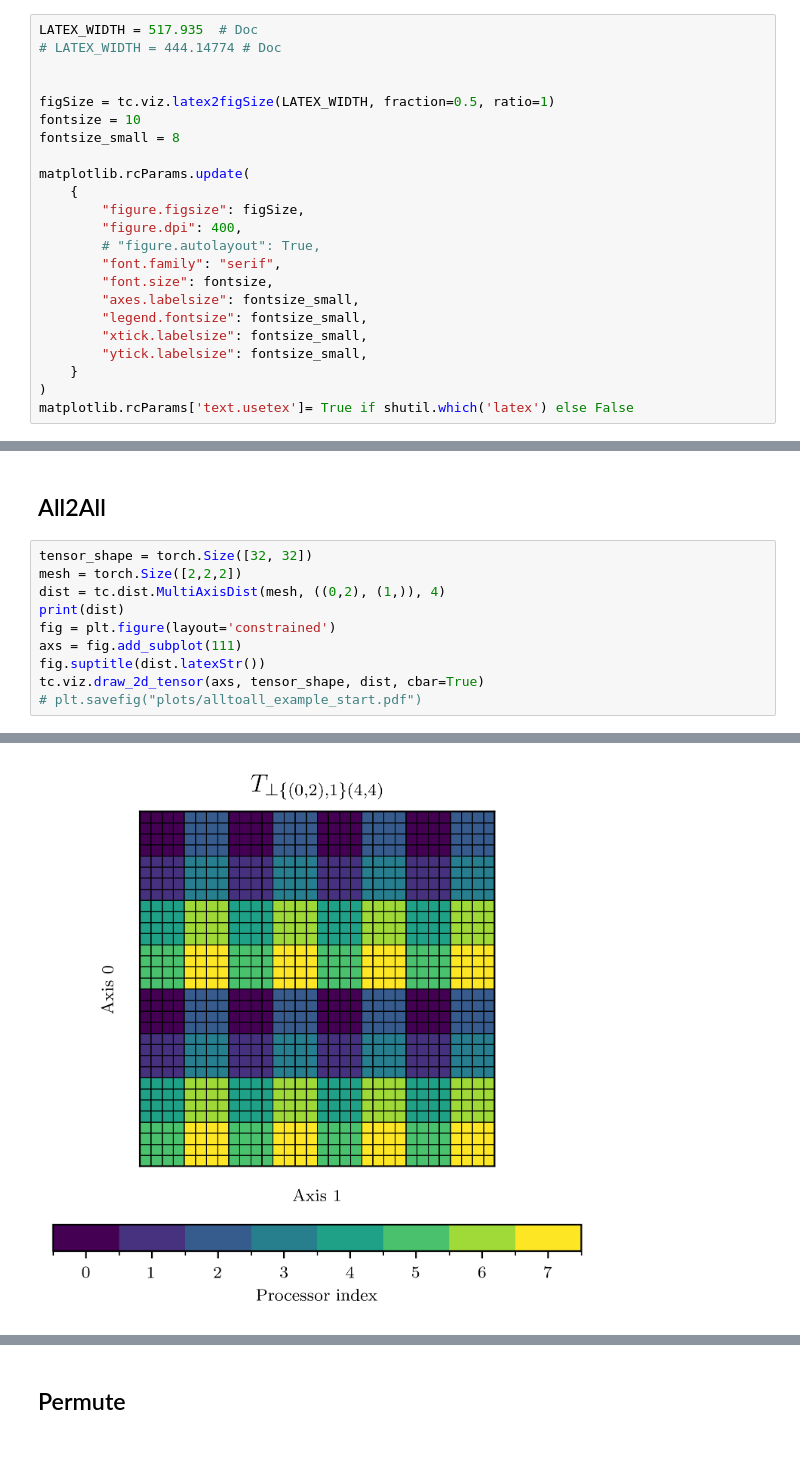
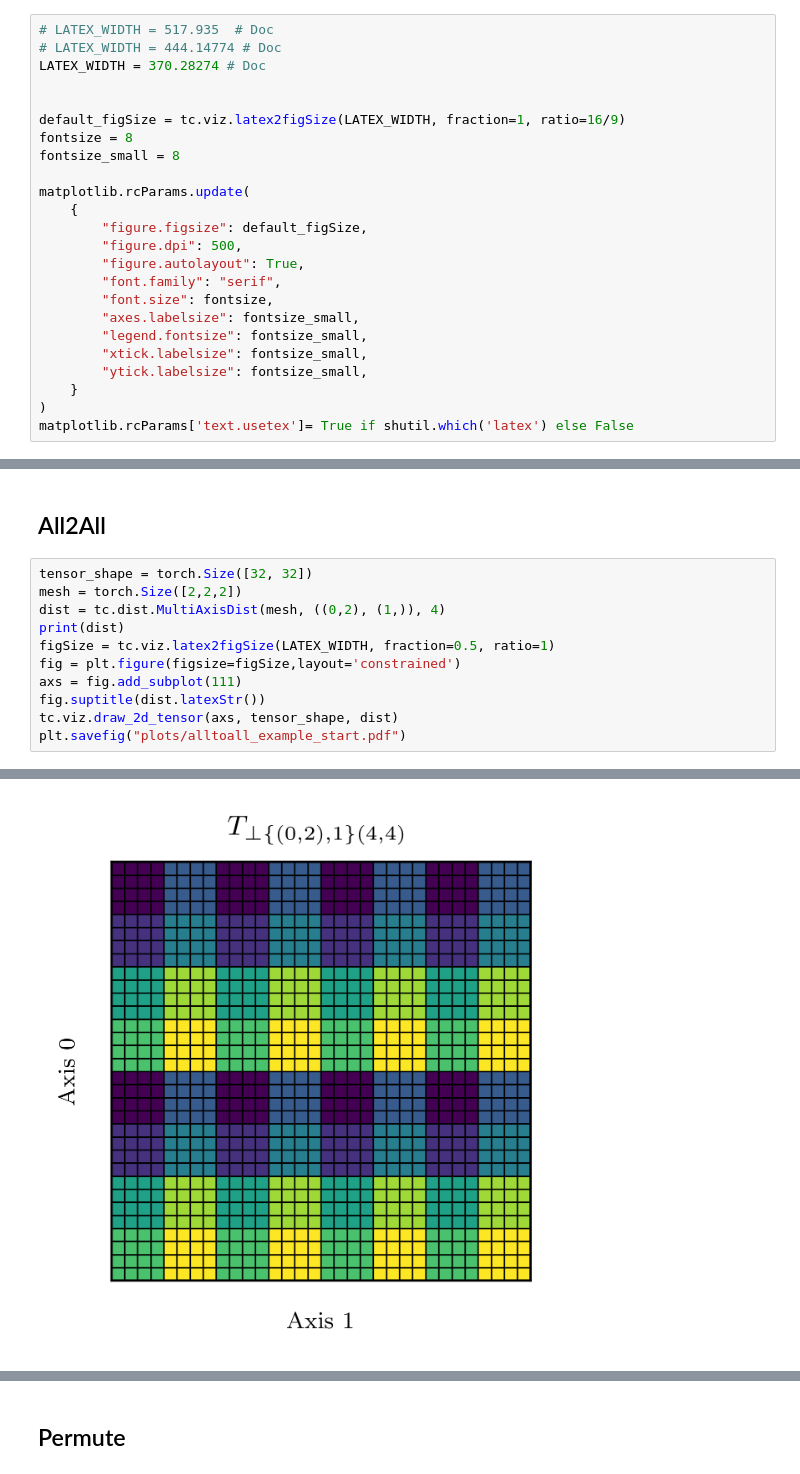
Before and after one commit to Helmholtz-AI-Energy/tensorcraft, a Jupyter notebook: notebooks/redistributions.ipynb, the cells around one changed output, grey strips where cells are left out. Saved outputs shown, nothing was run; the diff lists cells and outputs as text.

```diff
--- a/notebooks/redistributions.ipynb
+++ b/notebooks/redistributions.ipynb
@@ -20,17 +20,18 @@ log.setLevel("INFO")
 # %%
-LATEX_WIDTH = 517.935  # Doc
+# LATEX_WIDTH = 517.935  # Doc
 # LATEX_WIDTH = 444.14774 # Doc
+LATEX_WIDTH = 370.28274 # Doc
 
 
-figSize = tc.viz.latex2figSize(LATEX_WIDTH, fraction=0.5, ratio=1)
-fontsize = 10
+default_figSize = tc.viz.latex2figSize(LATEX_WIDTH, fraction=1, ratio=16/9)
+fontsize = 8
 fontsize_small = 8
 
 matplotlib.rcParams.update(
     {
-        "figure.figsize": figSize,
-        "figure.dpi": 400,
-        # "figure.autolayout": True,
+        "figure.figsize": default_figSize,
+        "figure.dpi": 500,
+        "figure.autolayout": True,
         "font.family": "serif",
         "font.size": fontsize,
         "axes.labelsize": fontsize_small,
@@ -142,14 +190,15 @@ fig.suptitle(new_dist.latexStr())
 # %%
 tensor_shape = torch.Size([32, 32])
 mesh = torch.Size([2,2,2])
 dist = tc.dist.MultiAxisDist(mesh, ((0,2), (1,)), 4)
 print(dist)
-fig = plt.figure(layout='constrained')
+figSize = tc.viz.latex2figSize(LATEX_WIDTH, fraction=0.5, ratio=1)
+fig = plt.figure(figsize=figSize,layout='constrained')
 axs = fig.add_subplot(111)
 fig.suptitle(dist.latexStr())
-tc.viz.draw_2d_tensor(axs, tensor_shape, dist, cbar=True)
-# plt.savefig("plots/alltoall_example_start.pdf")
+tc.viz.draw_2d_tensor(axs, tensor_shape, dist)
+plt.savefig("plots/alltoall_example_start.pdf")
 # %% [output]
 D_[2,2,2]⊥{(0,2),1}(4,4)
-[figure, old version]
+[figure, new version]
 # %%
```
Also changed, not shown: parts of 13 cells of this notebook, 14 other files.
